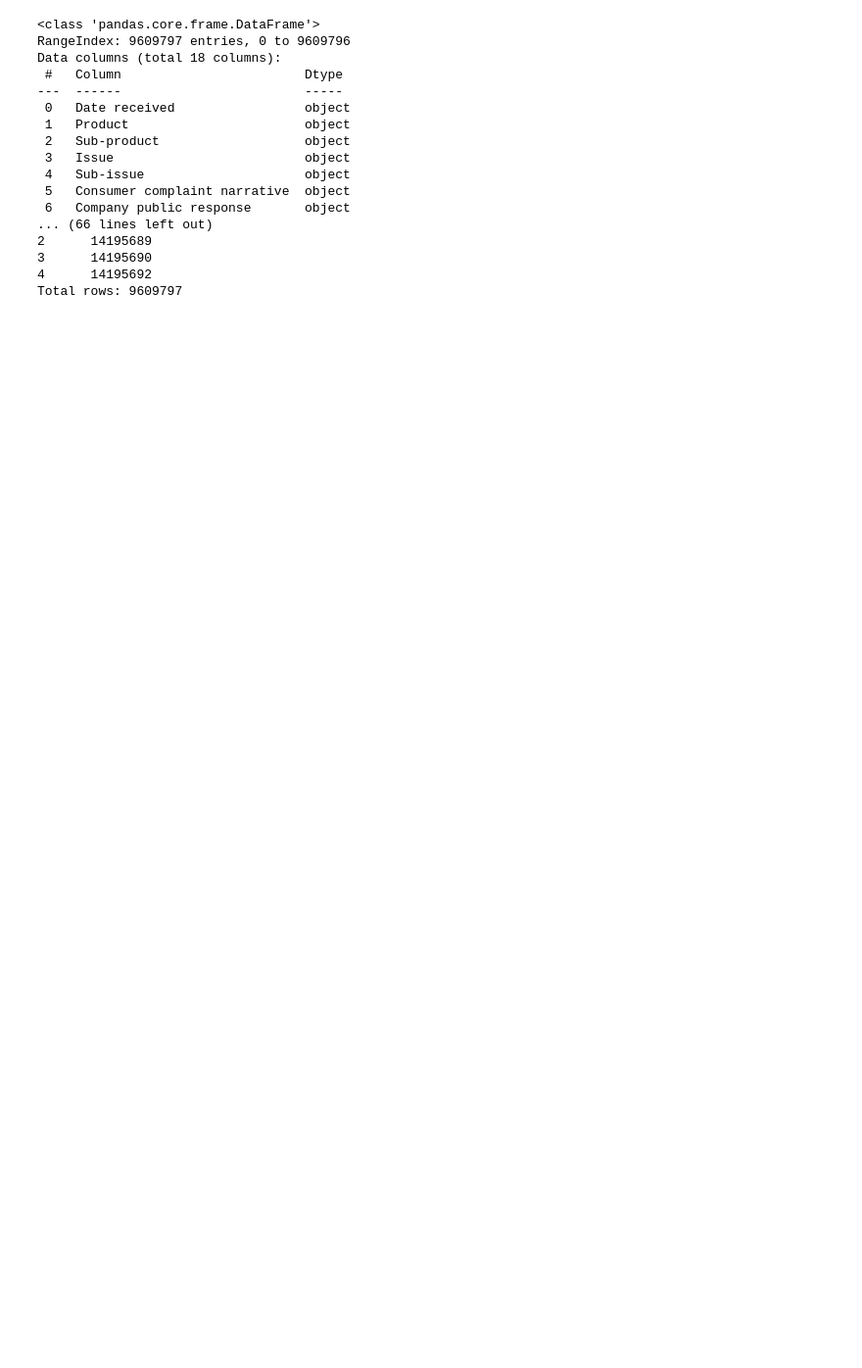
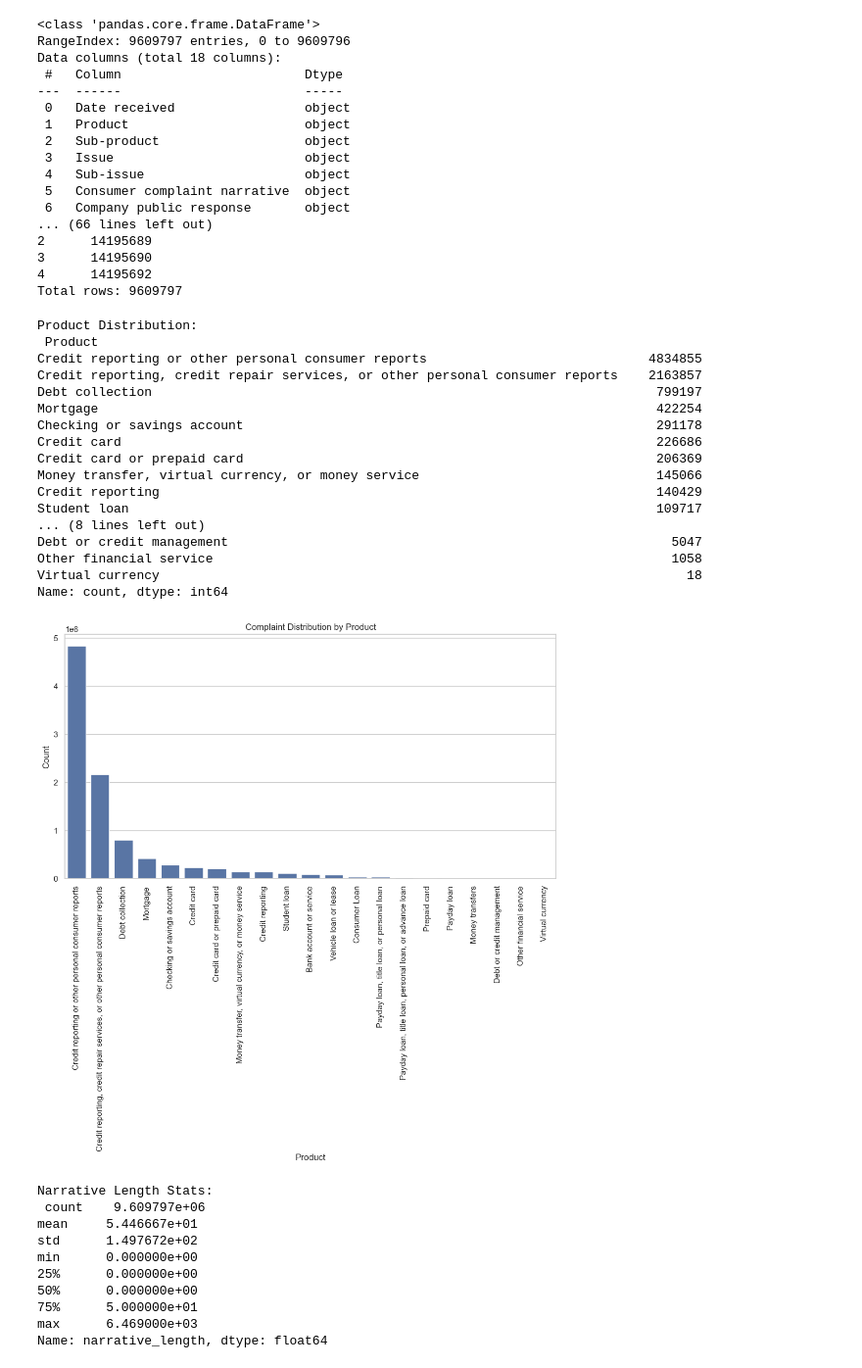
Before and after one commit to biniyamtibebe/Intelligent-Complaint-Analysis-for-Financial-Services, a Jupyter notebook: rag-complaint-chatbot/notebooks/eda_preprocessing1.ipynb, the cells around one changed output. Shown at 98% size. Drawn from its saved outputs; the diff is of its cells as text; code cells hidden in the pictures; blank space fills up the shorter version.

```diff
--- a/rag-complaint-chatbot/notebooks/eda_preprocessing1.ipynb
+++ b/rag-complaint-chatbot/notebooks/eda_preprocessing1.ipynb
@@ -36,3 +36,80 @@ Data columns (total 18 columns):
 3      14195690
 4      14195692
 Total rows: 9609797
+# %%
+# Step 2.1: Analyze distribution of complaints across Products
+product_distribution = df['Product'].value_counts()
+print("Product Distribution:\n", product_distribution)
+
+# Visualize
+plt.figure(figsize=(12, 6))
+sns.barplot(x=product_distribution.index, y=product_distribution.values)
+plt.xticks(rotation=90)
+plt.title('Complaint Distribution by Product')
+plt.xlabel('Product')
+plt.ylabel('Count')
+plt.show()
+
+# Step 2.2 Calculate and visualize narrative lengths (word count)
+# Add a column for word count (handle NaN narratives)
+df['narrative_length'] = df['Consumer complaint narrative'].apply(
+    lambda x: len(str(x).split()) if pd.notnull(x) else 0
+)
+
+# Statistics
+print("Narrative Length Stats:\n", df['narrative_length'].describe())
+
+# Visualize histogram
+plt.figure(figsize=(10, 5))
+sns.histplot(df['narrative_length'], bins=50, kde=True)
+plt.title('Distribution of Narrative Word Counts')
+plt.xlabel('Word Count')
+plt.ylabel('Frequency')
+plt.show()
+
+# Identify very short (<10 words) or very long (>1000 words) narratives
+short_narratives = df[df['narrative_length'] < 10]
+long_narratives = df[df['narrative_length'] > 1000]
+print(f"Short narratives: {len(short_narratives)}")
+print(f"Long narratives: {len(long_narratives)}")
+
+# Step 4.3: Identify complaints with and without narratives
+with_narrative = df['Consumer complaint narrative'].notnull().sum()
+without_narrative = df['Consumer complaint narrative'].isnull().sum()
+print(f"Complaints with narratives: {with_narrative}")
+print(f"Complaints without narratives: {without_narrative}")
+
+# Visualize
+plt.figure(figsize=(6, 6))
+plt.pie([with_narrative, without_narrative], labels=['With Narrative', 'Without Narrative'], autopct='%1.1f%%')
+plt.title('Complaints With vs Without Narratives')
+plt.show()
+# %% [output]
+Product Distribution:
+ Product
+Credit reporting or other personal consumer reports                             4834855
+Credit reporting, credit repair services, or other personal consumer reports    2163857
+Debt collection                                                                  799197
+Mortgage                                                                         422254
+Checking or savings account                                                      291178
+Credit card                                                                      226686
+Credit card or prepaid card                                                      206369
+Money transfer, virtual currency, or money service                               145066
+Credit reporting                                                                 140429
+Student loan                                                                     109717
+... (8 lines left out)
+Debt or credit management                                                          5047
+Other financial service                                                            1058
+Virtual currency                                                                     18
+Name: count, dtype: int64
+[figure, added]
+Narrative Length Stats:
+ count    9.609797e+06
+mean     5.446667e+01
+std      1.497672e+02
+min      0.000000e+00
+25%      0.000000e+00
+50%      0.000000e+00
+75%      5.000000e+01
+max      6.469000e+03
+Name: narrative_length, dtype: float64
```
Also changed, not shown: parts of 4 cells of this notebook.
